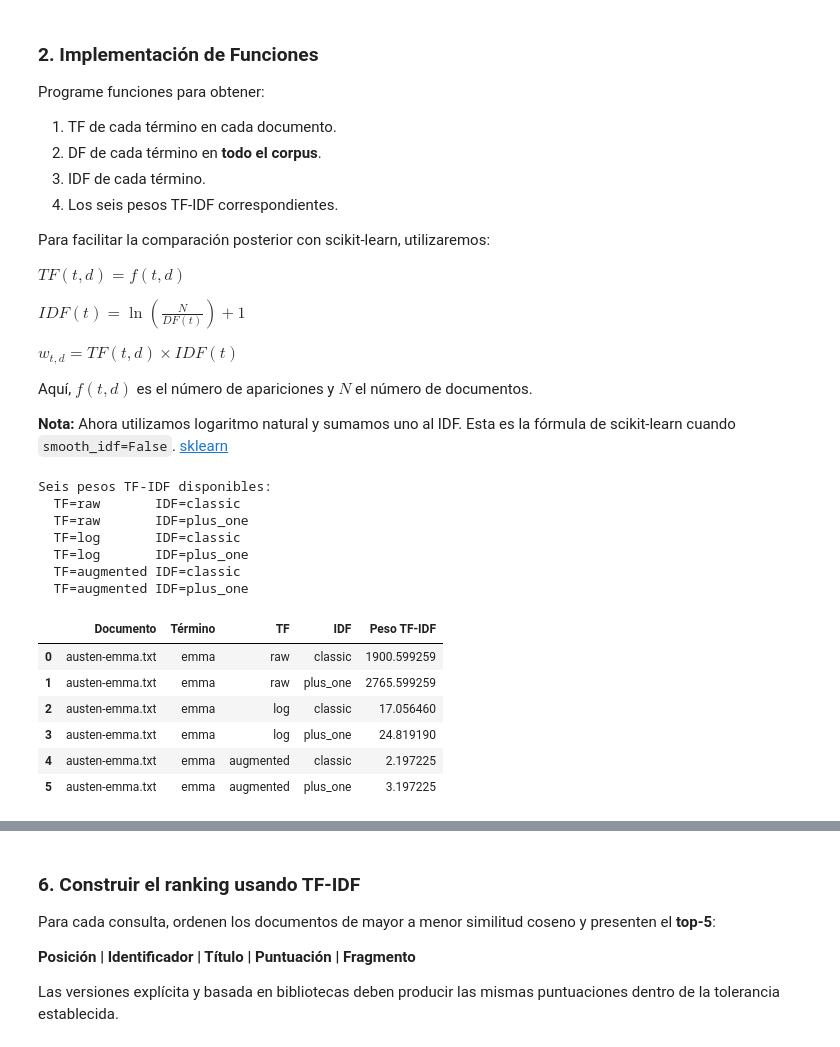
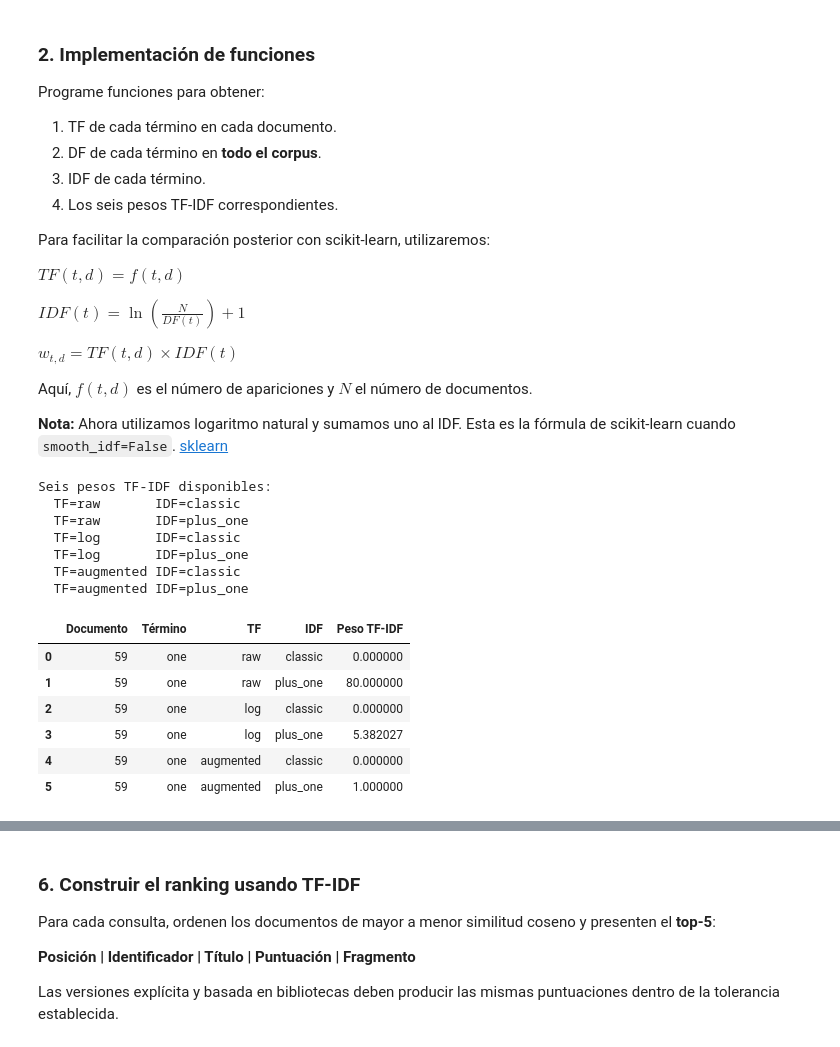
Before and after one commit to Andres-JA/InformationRetrieval, a Jupyter notebook: notebooks/03_vectorsearch.ipynb, the cells around one changed output, grey strips where cells are left out. Drawn from its saved outputs; the diff is of its cells as text; code cells hidden in the pictures.

Commit message:
:fire: Correcciones y documentación agregada

```diff
--- a/notebooks/03_vectorsearch.ipynb
+++ b/notebooks/03_vectorsearch.ipynb
@@ -124,5 +233,5 @@ Longitud máxima: 367,512 términos
 # %% [markdown]
-### 2. Implementación de Funciones
+### 2. Implementación de funciones
 
 Programe funciones para obtener:
 
@@ -145,7 +254,7 @@ $
 
 Aquí, $f(t,d)$ es el número de apariciones y $N$ el número de documentos.
 
-**Nota:** Ahora utilizamos logaritmo natural y sumamos uno al IDF. Esta es la fórmula de scikit-learn cuando `smooth_idf=False`. [sklearn](https://sklearn.org/stable/modules/generated/sklearn.feature_extraction.text.TfidfTransformer.html?utm_source=chatgpt.com)
+**Nota:** Ahora utilizamos logaritmo natural y sumamos uno al IDF. Esta es la fórmula de scikit-learn cuando `smooth_idf=False`. [sklearn](https://sklearn.org/stable/modules/generated/sklearn.feature_extraction.text.TfidfTransformer.html)
 # %%
 def compute_tf(tokens):
     return Counter(tokens)
@@ -191,23 +300,6 @@ SIX_TFIDF_WEIGHTS = [
     for idf_scheme in IDF_SCHEMES
 ]
 
-
-def compute_tfidf(tokenized_docs, vocabulary, tf_scheme='raw', idf_scheme='plus_one'):
-    doc_ids = list(tokenized_docs)
-    term_index = {term: i for i, term in enumerate(vocabulary)}
-    n_documents = len(doc_ids)
-    df = compute_df(tokenized_docs, vocabulary)
-    idf = compute_idf(df, n_documents, add_one=(idf_scheme == 'plus_one'))
-    matrix = np.zeros((n_documents, len(vocabulary)), dtype=float)
-    for row, doc_id in enumerate(doc_ids):
-        counts = compute_tf(tokenized_docs[doc_id])
-        max_count = max(counts.values()) if counts else 0
-        for term, count in counts.items():
-            weight = tf_weight(count, tf_scheme, max_count) * idf[term]
-            matrix[row, term_index[term]] = weight
-    return matrix, df, idf
-
-
 print('Seis pesos TF-IDF disponibles:')
 for tf_scheme in TF_SCHEMES:
     for idf_scheme in IDF_SCHEMES:
@@ -218,36 +310,36 @@ sample_counts = compute_tf(tokenized_docs[sample_doc])
 sample_term = sample_counts.most_common(1)[0][0]
 sample_max_count = max(sample_counts.values())
 df_all = compute_df(tokenized_docs, vocabulary)
 idf_classic = compute_idf(df_all, len(doc_ids), add_one=False)
 idf_plus_one = compute_idf(df_all, len(doc_ids), add_one=True)
 
 rows = []
 for tf_scheme in TF_SCHEMES:
     for idf_scheme in IDF_SCHEMES:
         idf_values = idf_plus_one if idf_scheme == 'plus_one' else idf_classic
         rows.append(
             {
                 'Documento': sample_doc,
                 'Término': sample_term,
                 'TF': tf_scheme,
                 'IDF': idf_scheme,
                 'Peso TF-IDF': tf_weight(sample_counts[sample_term], tf_scheme, sample_max_count)
                 * idf_values[sample_term],
             }
         )
 display(pd.DataFrame(rows))
 # %% [output]
 Seis pesos TF-IDF disponibles:
   TF=raw       IDF=classic
   TF=raw       IDF=plus_one
   TF=log       IDF=classic
   TF=log       IDF=plus_one
   TF=augmented IDF=classic
   TF=augmented IDF=plus_one
 |  | Documento | Término | TF | IDF | Peso TF-IDF |
-| 0 | austen-emma.txt | emma | raw | classic | 1900.599259 |
-| 1 | austen-emma.txt | emma | raw | plus_one | 2765.599259 |
-| 2 | austen-emma.txt | emma | log | classic | 17.056460 |
-| 3 | austen-emma.txt | emma | log | plus_one | 24.819190 |
-| 4 | austen-emma.txt | emma | augmented | classic | 2.197225 |
-| 5 | austen-emma.txt | emma | augmented | plus_one | 3.197225 |
+| 0 | 59 | one | raw | classic | 0.000000 |
+| 1 | 59 | one | raw | plus_one | 80.000000 |
+| 2 | 59 | one | log | classic | 0.000000 |
+| 3 | 59 | one | log | plus_one | 5.382027 |
+| 4 | 59 | one | augmented | classic | 0.000000 |
+| 5 | 59 | one | augmented | plus_one | 1.000000 |
```
Also changed, not shown: parts of 20 cells of this notebook, 2 other files.
